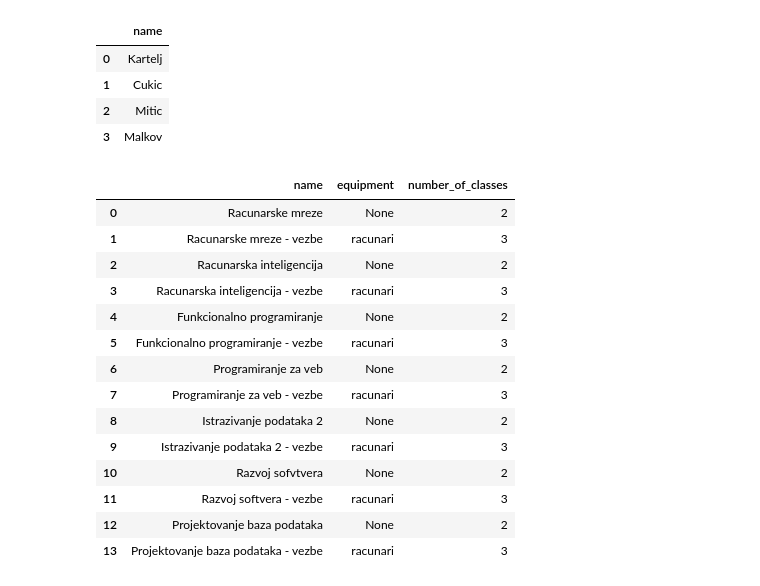
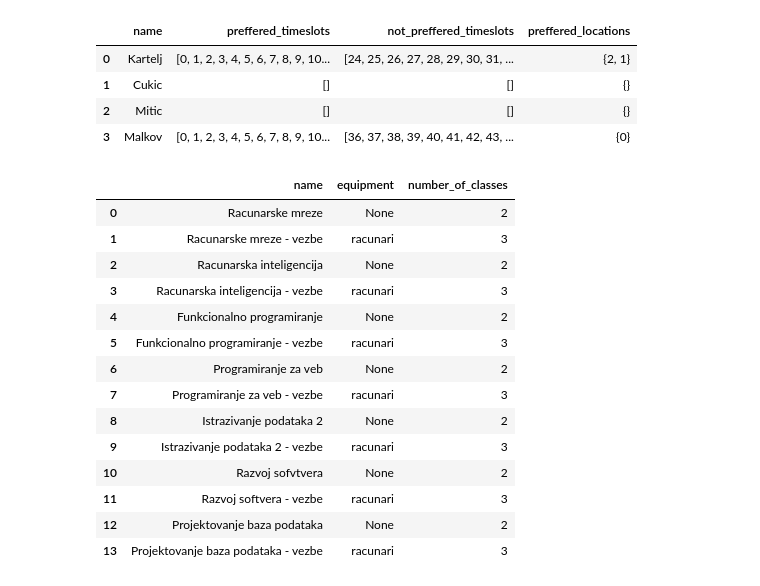
Before and after one commit to PetarZecevic97/automatic-timetable-generation, a Jupyter notebook: timetable_algorithm.ipynb, the cells around one changed output. Cells and saved outputs as stored; diff of their text form; code cells hidden in the pictures.

Commit message:
Lecturer preferences

```diff
--- a/timetable_algorithm.ipynb
+++ b/timetable_algorithm.ipynb
@@ -8,16 +8,22 @@ import math
 # %%
 time_slots = range(0, 60)
 k = 5
-# %%
-lecturers = pd.DataFrame(np.array([['Kartelj'], ['Cukic'], ['Mitic'], ['Malkov']]),
-                   columns=['name'])
-lecturers
-# %% [output]
-|  | name |
-| 0 | Kartelj |
-| 1 | Cukic |
-| 2 | Mitic |
-| 3 | Malkov |
+# %%
+lecturers = pd.DataFrame(np.array([['Kartelj'], ['Cukic'], ['Mitic'], ['Malkov']]),
+                   columns=['name'])
+preffered_timeslots = [[0,1,2,3,4,5,6,7,8,9,10,11,12,13,14,15,16,17,18,19,20,21,22,23],[],[],[0,1,2,3,4,5,6,7,8,9,10,11,12,13,14,15,16,17,18,19,20,21,22,23,24,25,26,27,28,29,30,31,32,33,34,35]]
+lecturers['preffered_timeslots'] = preffered_timeslots
+not_preffered_timeslots = [[24,25,26,27,28,29,30,31,32,33,34,35],[],[],[36,37,38,39,40,41,42,43,44,45,46,47]]
+lecturers['not_preffered_timeslots'] = not_preffered_timeslots
+preffered_locations = [{'1', '2'},set(),set(),{'0'}]
+lecturers['preffered_locations'] = preffered_locations
+lecturers
+# %% [output]
+|  | name | preffered_timeslots | not_preffered_timeslots | preffered_locations |
+| 0 | Kartelj | [0, 1, 2, 3, 4, 5, 6, 7, 8, 9, 10... | [24, 25, 26, 27, 28, 29, 30, 31, ... | {2, 1} |
+| 1 | Cukic | [] | [] | {} |
+| 2 | Mitic | [] | [] | {} |
+| 3 | Malkov | [0, 1, 2, 3, 4, 5, 6, 7, 8, 9, 10... | [36, 37, 38, 39, 40, 41, 42, 43, ... | {0} |
 # %%
 classes = pd.DataFrame(np.array([['Racunarske mreze', None, 2], ['Racunarske mreze - vezbe', 'racunari', 3],
                                  ['Racunarska inteligencija', None, 2], ['Racunarska inteligencija - vezbe', 'racunari', 3],
```
Also changed, not shown: parts of 72 cells of this notebook.
